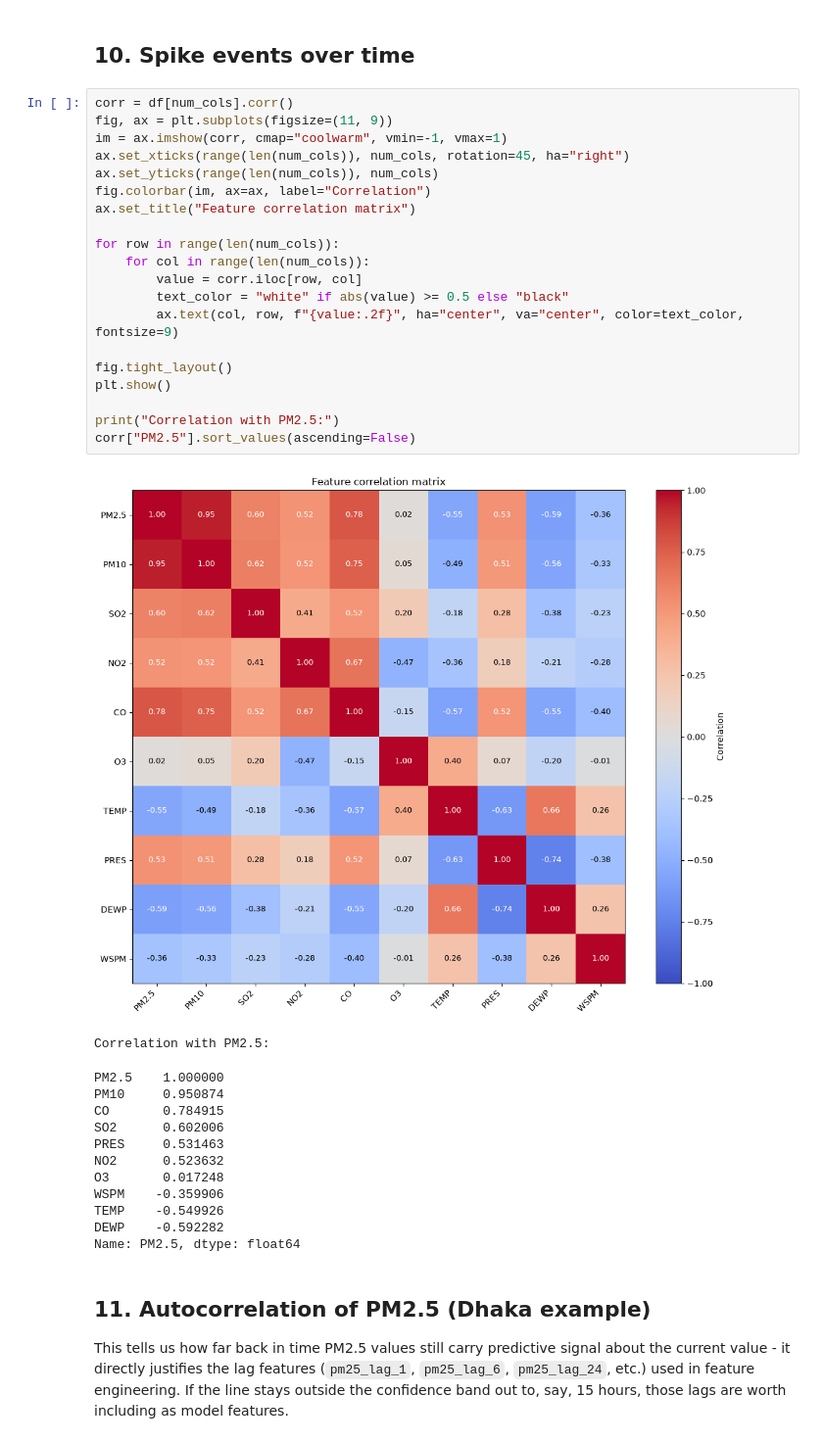
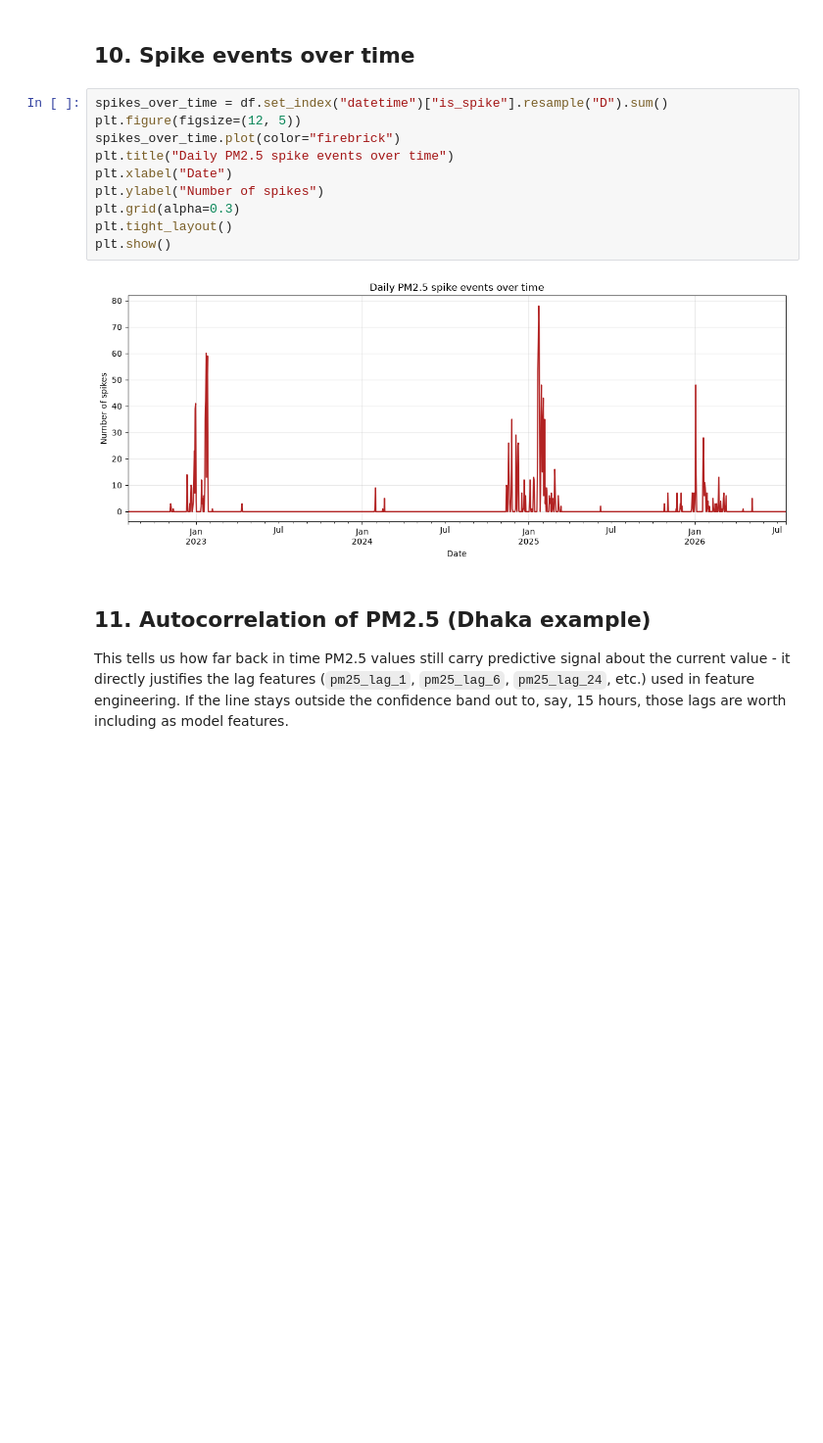
Before and after one commit to iamahnaf/Spatio-Temporal-SpikeForecasting, a Jupyter notebook: notebooks/01_eda.ipynb, the cells around one changed output. Shown at 98% size. Saved outputs shown, nothing was run; the diff lists cells and outputs as text; blank space fills up the shorter version.

```diff
--- a/notebooks/01_eda.ipynb
+++ b/notebooks/01_eda.ipynb
@@ -164,39 +172,17 @@ plt.show()
 # %% [markdown]
 ## 10. Spike events over time
 # %%
-corr = df[num_cols].corr()
-fig, ax = plt.subplots(figsize=(11, 9))
-im = ax.imshow(corr, cmap="coolwarm", vmin=-1, vmax=1)
-ax.set_xticks(range(len(num_cols)), num_cols, rotation=45, ha="right")
-ax.set_yticks(range(len(num_cols)), num_cols)
-fig.colorbar(im, ax=ax, label="Correlation")
-ax.set_title("Feature correlation matrix")
-
-for row in range(len(num_cols)):
-    for col in range(len(num_cols)):
-        value = corr.iloc[row, col]
-        text_color = "white" if abs(value) >= 0.5 else "black"
-        ax.text(col, row, f"{value:.2f}", ha="center", va="center", color=text_color, fontsize=9)
-
-fig.tight_layout()
+spikes_over_time = df.set_index("datetime")["is_spike"].resample("D").sum()
+plt.figure(figsize=(12, 5))
+spikes_over_time.plot(color="firebrick")
+plt.title("Daily PM2.5 spike events over time")
+plt.xlabel("Date")
+plt.ylabel("Number of spikes")
+plt.grid(alpha=0.3)
+plt.tight_layout()
 plt.show()
-
-print("Correlation with PM2.5:")
-corr["PM2.5"].sort_values(ascending=False)
 # %% [output]
-[figure, old version]
+[figure, new version]
-Correlation with PM2.5:
-PM2.5    1.000000
-PM10     0.950874
-CO       0.784915
-SO2      0.602006
-PRES     0.531463
-NO2      0.523632
-O3       0.017248
-WSPM    -0.359906
-TEMP    -0.549926
-DEWP    -0.592282
-Name: PM2.5, dtype: float64
 # %% [markdown]
 ## 11. Autocorrelation of PM2.5 (Dhaka example)
 This tells us how far back in time PM2.5 values still carry predictive
```
Also changed, not shown: parts of 1 cell of this notebook.
